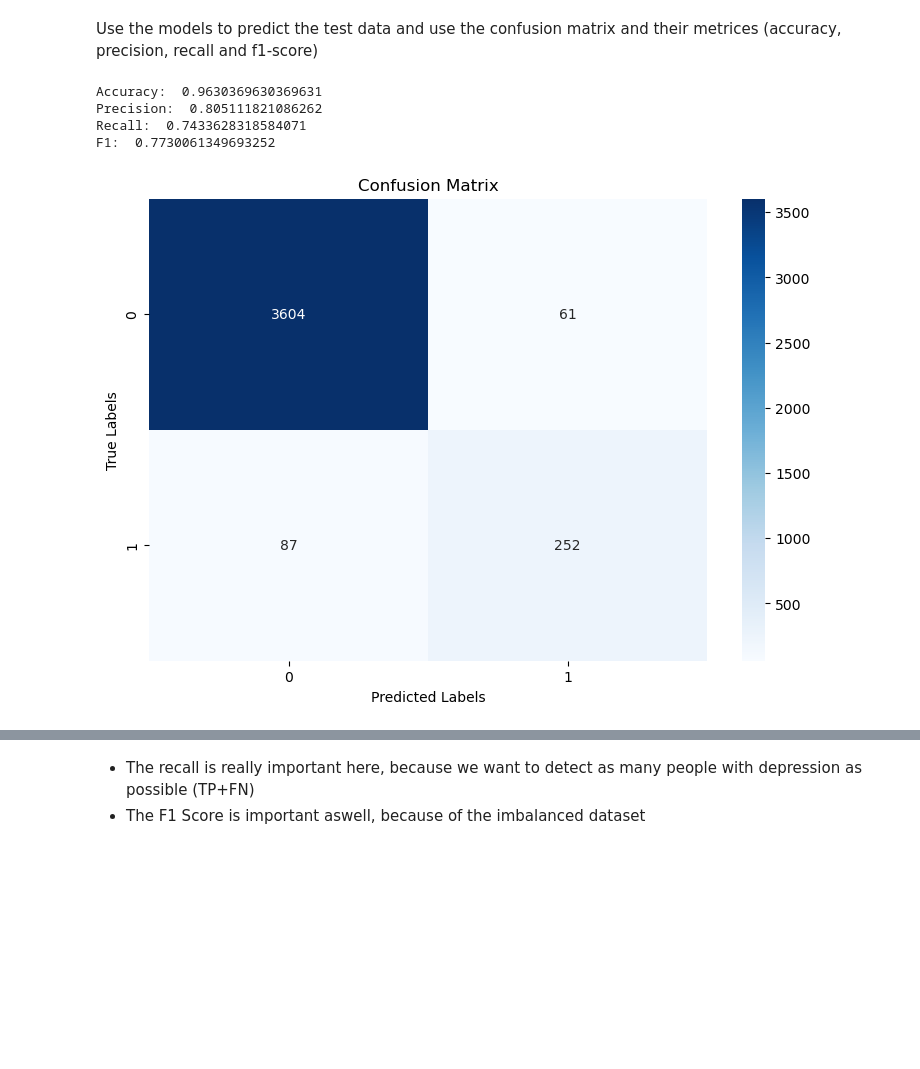
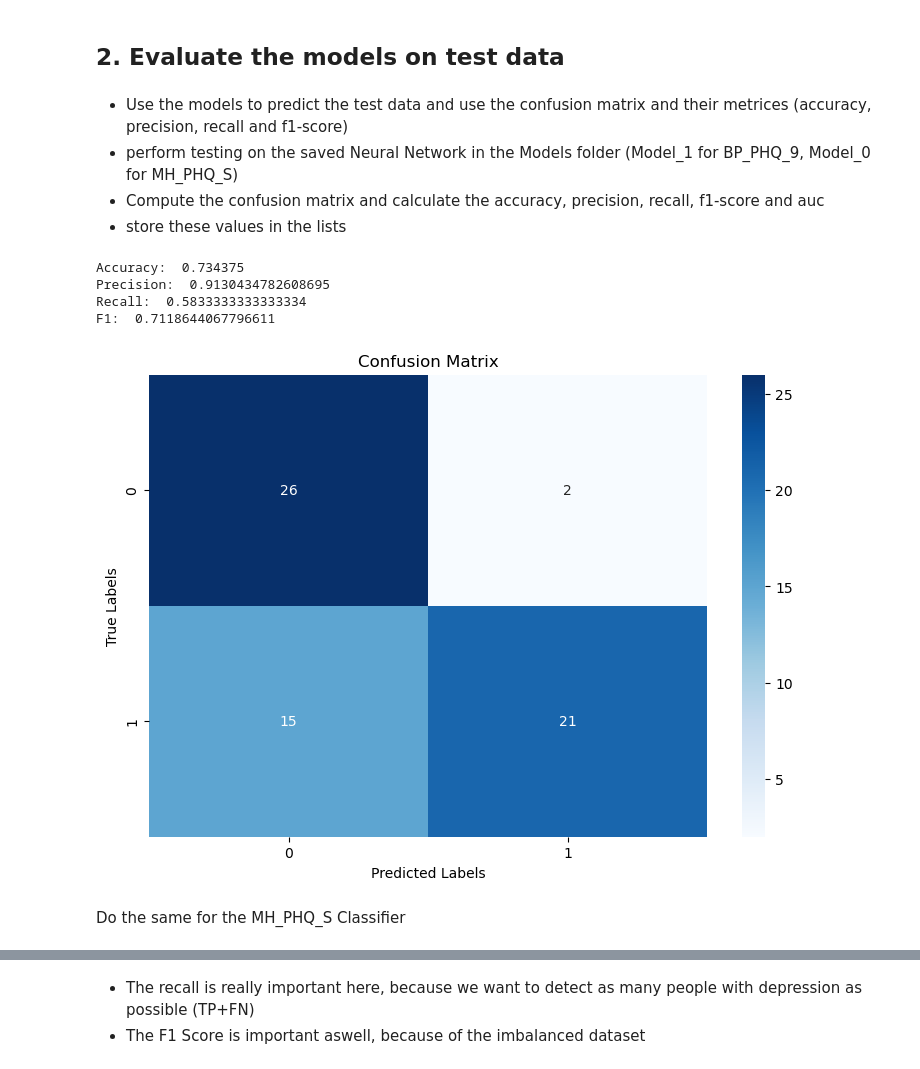
Before and after one commit to tam4x/Depression_Level_Classifier, a Jupyter notebook: Pier/Evaluation.ipynb, the cells around one changed output, grey strips where cells are left out. Saved outputs shown, nothing was run; the diff lists cells and outputs as text; code cells hidden in the pictures; blank space fills up the shorter version.

```diff
--- a/Pier/Evaluation.ipynb
+++ b/Pier/Evaluation.ipynb
@@ -31,45 +35,51 @@ from sklearn.metrics import accuracy_score
+# %% [markdown]
+## 2. Evaluate the models on test data
 # %%
 model, accuracys, precisions, recalls, f1_scores, auc, fprs, tprs, thresholds = [], [], [], [], [], [], [], [], []
 # %% [markdown]
-Use the models to predict the test data and use the confusion matrix and their metrices (accuracy, precision, recall and f1-score)
+- Use the models to predict the test data and use the confusion matrix and their metrices (accuracy, precision, recall and f1-score)
+- perform testing on the saved Neural Network in the Models folder (Model_1 for BP_PHQ_9, Model_0 for MH_PHQ_S)
+- Compute the confusion matrix and calculate the accuracy, precision, recall, f1-score and auc
+- store these values in the lists
 # %%
 input_size = 56
 hidden_size = 128
 device = torch.device('cuda' if torch.cuda.is_available() else 'cpu')
 
 depression_classifier = 'BP_PHQ_9'
-sample_version = 1
 
-model_phq_9 = Depression_Classifier_v_2(input_size, hidden_size).to(device)
+model_phq_9 = Depression_Classifier_v_1(input_size, hidden_size).to(device)
 model_phq_9.load_state_dict(torch.load('Models/BP_PHQ_9.pth'))
 model_phq_9.eval()
-true_labels_all, predicted_labels_all, predicted_probabilites, TN, FP, FN, TP = evaluate(model_phq_9, device, depression_classifier, sample_version)
+true_labels_all, predicted_labels_all, predicted_probabilites, TN, FP, FN, TP = evaluate(model_phq_9, device, depression_classifier)
 
 
 accuracy, precision, recall, f1, FNR = compute_metrics(TN, FP, FN, TP)
 print('Accuracy: ', accuracy)
 print('Precision: ', precision)
 print('Recall: ', recall)
 print('F1: ', f1)
 
-model.append('MLP_' + depression_classifier + f'_v{sample_version}')
+model.append('MLP_' + depression_classifier)
 accuracys.append(accuracy)
 precisions.append(precision)
 recalls.append(recall)
 f1_scores.append(f1)
 # Compute TPR and FPR
 fpr, tpr, threshold = roc_curve(true_labels_all, predicted_probabilites)
 fprs.append(fpr)
 tprs.append(tpr)
 thresholds.append(threshold)
 # Calculate AUC (Area Under the Curve)
 auc.append(roc_auc_score(true_labels_all, predicted_probabilites))
 #auc.append(create_roc(true_labels_all, predicted_probabilites, depression_classifier, sample_version, model_name='MLP'))
 # %% [output]
-Accuracy:  0.9630369630369631
-Precision:  0.805111821086262
-Recall:  0.7433628318584071
-F1:  0.7730061349693252
+Accuracy:  0.734375
+Precision:  0.9130434782608695
+Recall:  0.5833333333333334
+F1:  0.7118644067796611
-[figure, old version]
+[figure, new version]
+# %% [markdown]
+Do the same for the MH_PHQ_S Classifier
 # %%
 depression_classifier = 'MH_PHQ_S'
```
Also changed, not shown: parts of 14 cells of this notebook, 41 other files.
